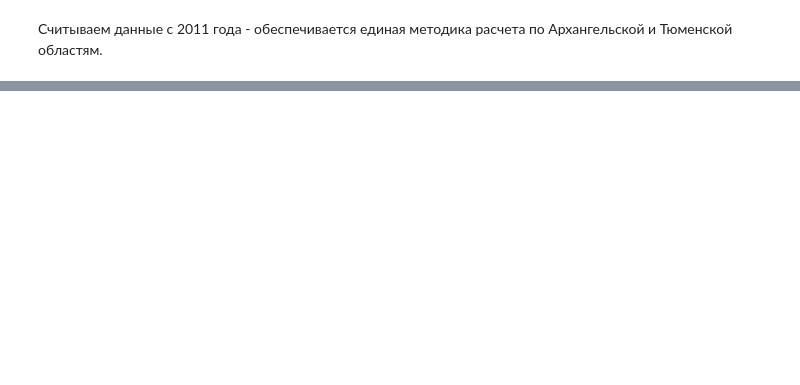
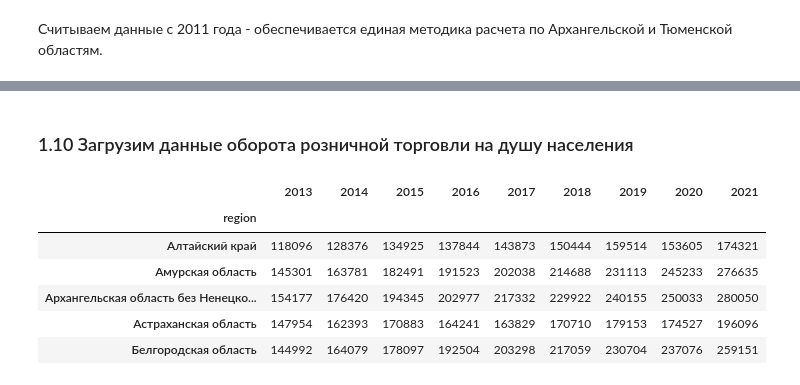
Before and after one commit to vokhmianin-da/social_russia_project, a Jupyter notebook: Diplom_1.ipynb, the cells around one changed output, grey strips where cells are left out. Drawn from its saved outputs; the diff is of its cells as text; code cells hidden in the pictures; blank space fills up the shorter version.

```diff
--- a/Diplom_1.ipynb
+++ b/Diplom_1.ipynb
@@ -512,0 +450,26 @@ display('Региональное производство, общий объе
+# %% [markdown]
+### 1.10 Загрузим данные оборота розничной торговли на душу населения
+# %%
+retail = pd.read_excel(
+    'social_russia_data/retail_turnover_per_capita_2000_2021.xls',
+    header=2, usecols='A, P:X')
+retail.rename({'Unnamed: 0': 'region'}, axis=1, inplace=True)
+retail.drop(0, inplace=True)
+names_to_drop = [
+        '        Архангельская область',
+        '            Архангельская область (без АО)',
+        '        Тюменская область',
+        '            Тюменская область (без АО)'
+]
+retail = federal_subj(retail, standard_names, names_to_drop)
+retail.columns = pd.to_datetime(retail.columns).year
+
+display(retail.head())
+# %% [output]
+|  | 2013 | 2014 | 2015 | 2016 | 2017 | 2018 | 2019 | 2020 | 2021 |
+| region |  |  |  |  |  |  |  |  |  |
+| Алтайский край | 118096 | 128376 | 134925 | 137844 | 143873 | 150444 | 159514 | 153605 | 174321 |
+| Амурская область | 145301 | 163781 | 182491 | 191523 | 202038 | 214688 | 231113 | 245233 | 276635 |
+| Архангельская область без Ненецко... | 154177 | 176420 | 194345 | 202977 | 217332 | 229922 | 240155 | 250033 | 280050 |
+| Астраханская область | 147954 | 162393 | 170883 | 164241 | 163829 | 170710 | 179153 | 174527 | 196096 |
+| Белгородская область | 144992 | 164079 | 178097 | 192504 | 203298 | 217059 | 230704 | 237076 | 259151 |
```
Also changed, not shown: parts of 32 cells of this notebook, 1 other file.
